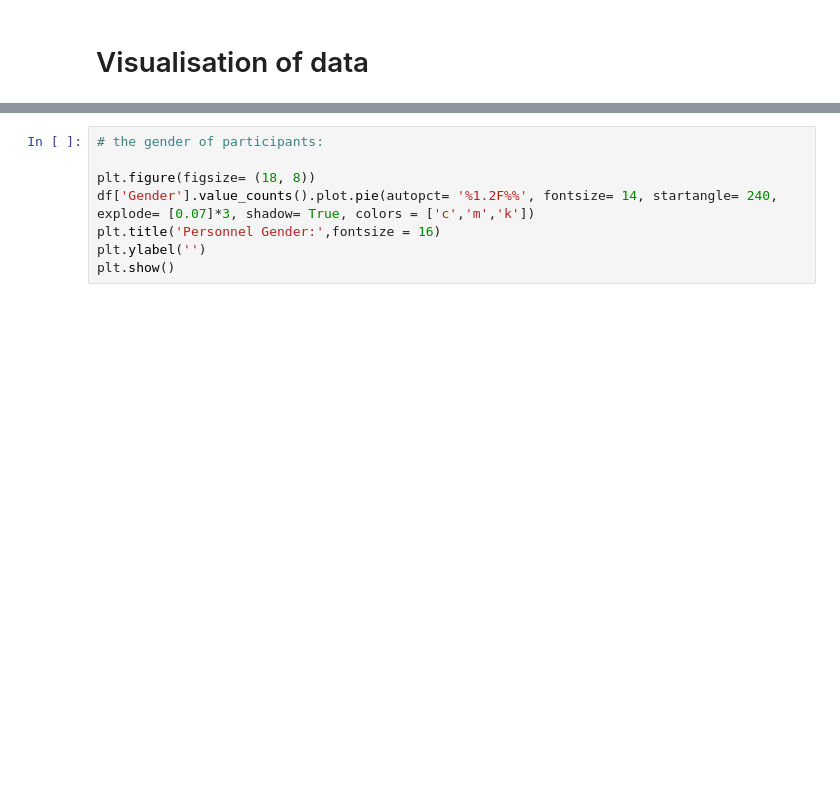
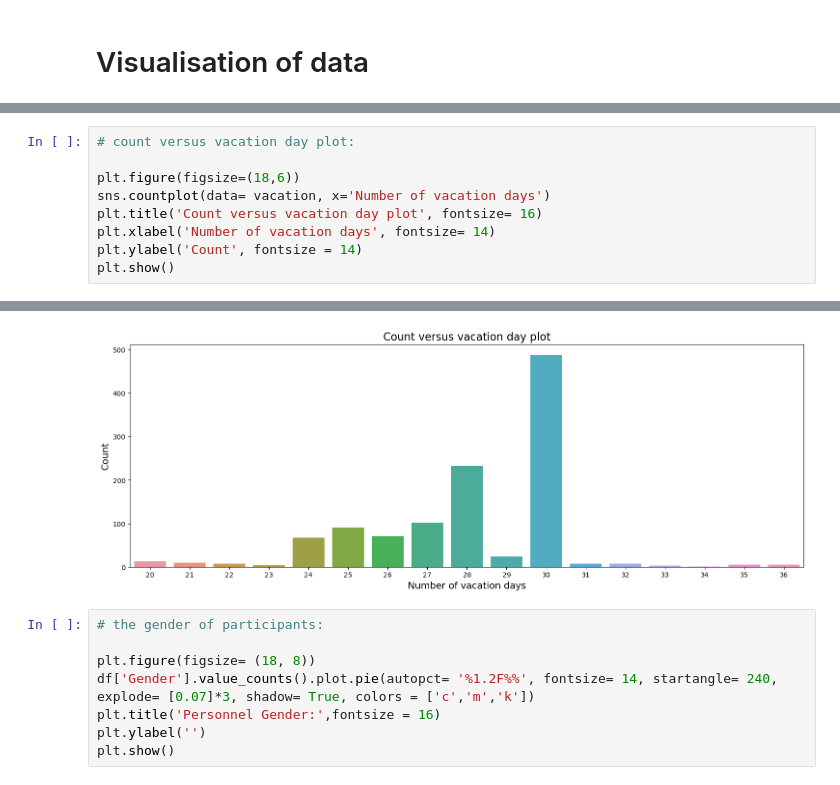
Before and after one commit to Yankho817/Data-Bootcamp-Projects, a Jupyter notebook: EDA python.ipynb, the cells around one changed output, grey strips where cells are left out. Drawn from its saved outputs; the diff is of its cells as text; blank space fills up the shorter version.

```diff
--- a/EDA python.ipynb
+++ b/EDA python.ipynb
@@ -195,3 +223,13 @@ plt.show()
 [interactive output not drawn]
 [interactive output not drawn]
 [figure]
+# %%
+# count versus vacation day plot:
+
+plt.figure(figsize=(18,6))
+sns.countplot(data= vacation, x='Number of vacation days')
+plt.title('Count versus vacation day plot', fontsize= 16)
+plt.xlabel('Number of vacation days', fontsize= 14)
+plt.ylabel('Count', fontsize = 14)
+plt.show()
+# %% [output]
@@ -198,3 +242,4 @@ plt.show()
+[figure, added]
 # %%
 # the gender of participants:
 
```
Also changed, not shown: parts of 13 cells of this notebook.
